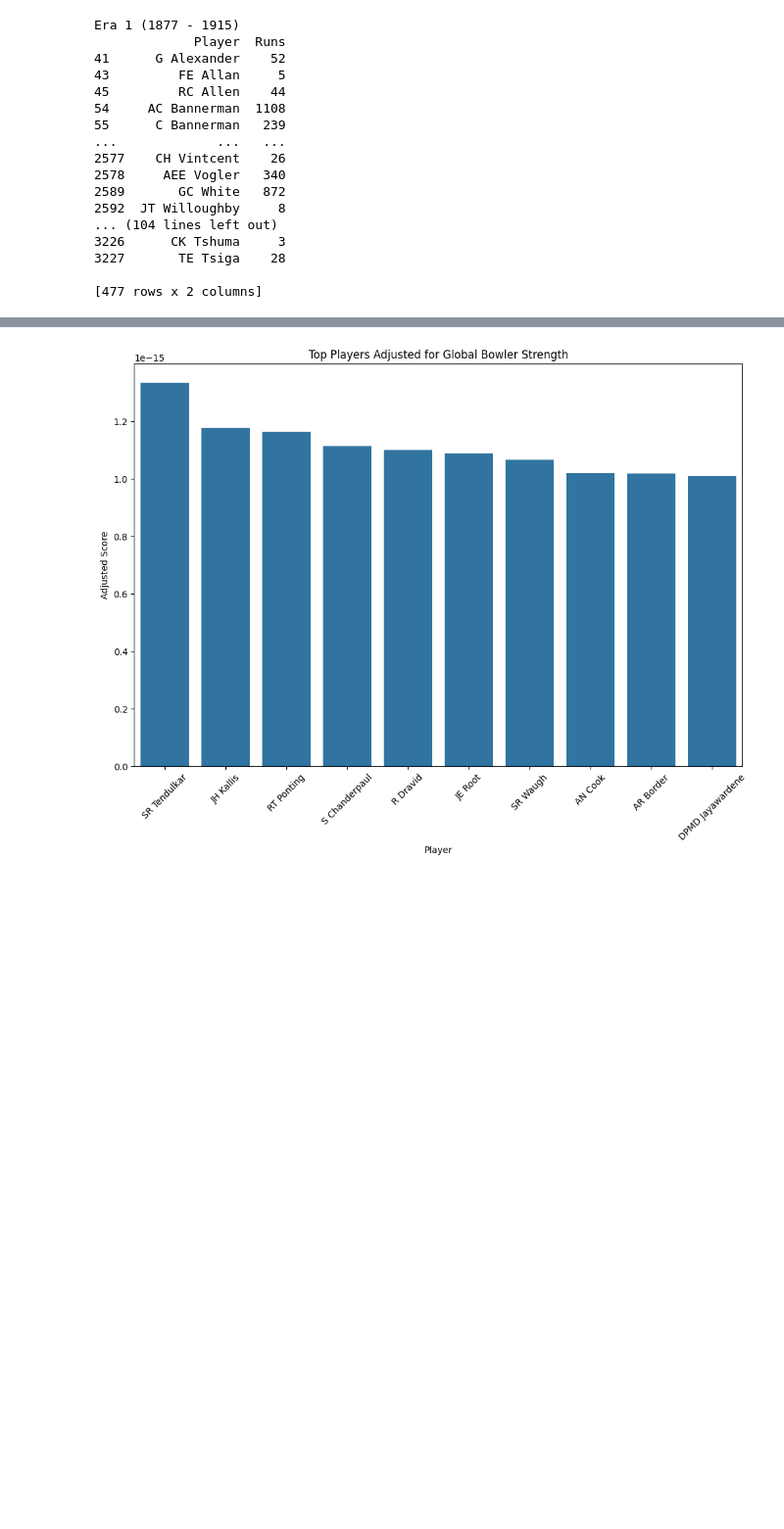
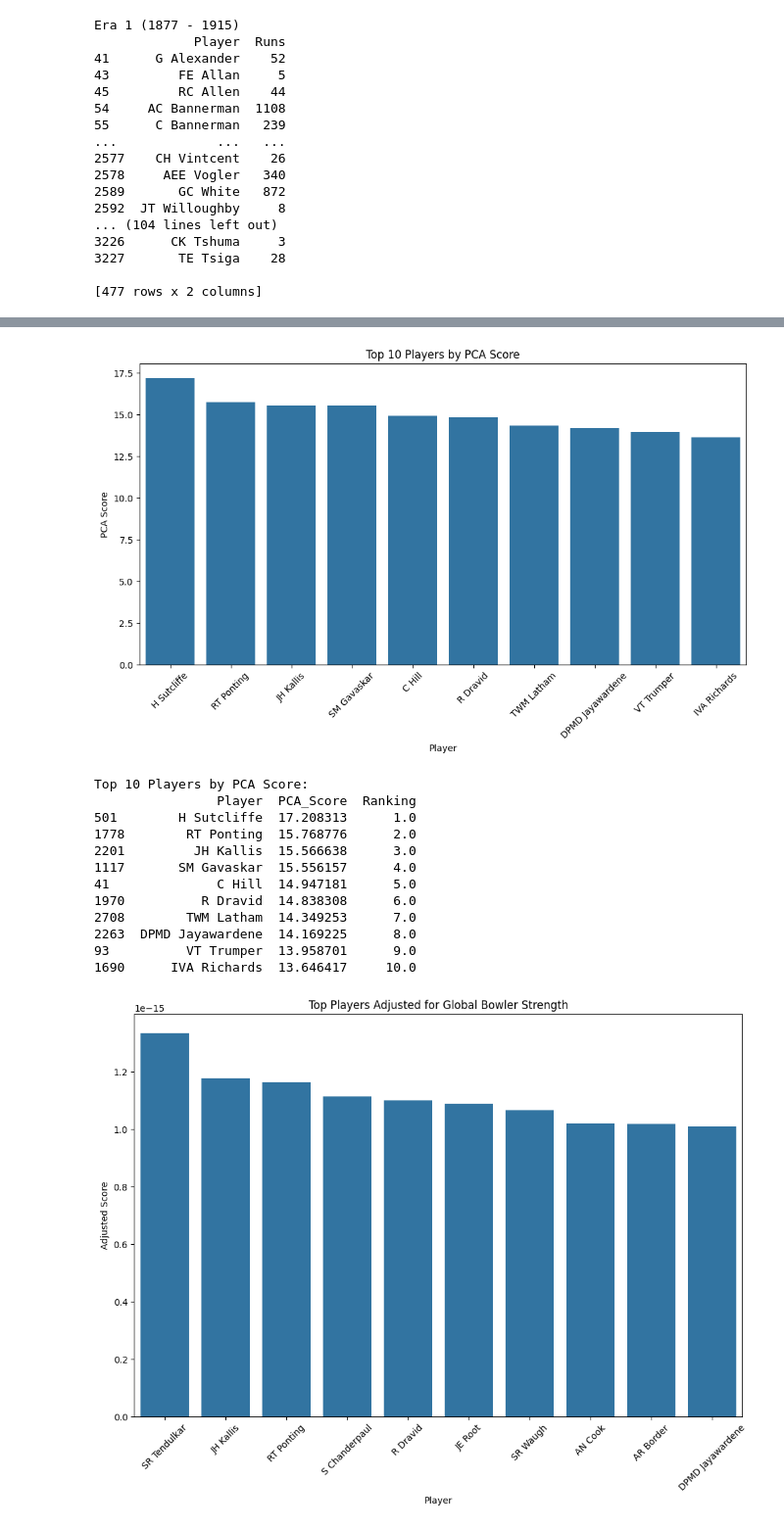
Before and after one commit to jiyanshud22/TEMP, a Jupyter notebook: scrape.ipynb, the cells around one changed output, grey strips where cells are left out. Shown: that part at 98% size. Drawn from its saved outputs; the diff is of its cells as text; code cells hidden in the pictures; blank space fills up the shorter version.

```diff
--- a/scrape.ipynb
+++ b/scrape.ipynb
@@ -285,3 +422,83 @@ for i, era in enumerate(normalized_data):
+# %%
+import pandas as pd
+import numpy as np
+from sklearn.decomposition import PCA
+import matplotlib.pyplot as plt
+import seaborn as sns
+
+# Load the provided data
+batting_data = pd.read_csv('/content/Updated_Batting.csv')
+bowling_data = pd.read_csv('/content/Updated_Bowling.csv')
+
+# Preprocess Batting Data
+batting_data['Start year'] = batting_data['Start year'].astype(int)
+batting_data['End year'] = batting_data['End year'].astype(int)
+
+# Define eras
+eras = [1877, 1915, 1921, 1940, 1946, 1992, 2014, 2050]
+
+# Segment data into eras
+era_data = []
+for i in range(len(eras) - 1):
+    era_batting = batting_data[
+        (batting_data['Start year'] >= eras[i]) & (batting_data['End year'] <= eras[i + 1])
+    ]
+    era_data.append(era_batting)
+
+# Normalize within each era
+normalized_data = []
+for era in era_data:
+    era = era.copy()
+    for col in ['Mat', 'Inns', 'Runs', 'HS', 'Ave', '100', '50', '0']:
+        era[col] = pd.to_numeric(era[col], errors='coerce')  # Ensure numeric
+        era[col] = (era[col] - era[col].mean()) / era[col].std()  # Normalize
+    normalized_data.append(era)
+
+# Combine all normalized data
+combined_data = pd.concat(normalized_data, ignore_index=True)
+
+# PCA
+numeric_columns = ['Mat', 'Inns', 'Runs', 'HS', 'Ave', '100', '50', '0']
+pca_data = combined_data[numeric_columns].fillna(0)
+pca = PCA(n_components=len(numeric_columns))
+pca.fit(pca_data)
+
+# PCA Scores and Rankings
+pca_weights = pca.components_[0]
+combined_data['PCA_Score'] = pca_data.dot(pca_weights)
+combined_data['Ranking'] = combined_data['PCA_Score'].rank(ascending=False)
+
+# Save final rankings
+combined_data[['Player', 'PCA_Score', 'Ranking']].to_csv('/content/final_rankings.csv', index=False)
+
+# Visualization
+plt.figure(figsize=(12, 6))
+sns.barplot(
+    x=combined_data.sort_values(by='Ranking').head(10)['Player'],
+    y=combined_data.sort_values(by='Ranking').head(10)['PCA_Score']
+)
+plt.xticks(rotation=45)
+plt.title('Top 10 Players by PCA Score')
+plt.ylabel('PCA Score')
+plt.show()
+
+# Print top players
+print("Top 10 Players by PCA Score:")
+print(combined_data[['Player', 'PCA_Score', 'Ranking']].sort_values(by='Ranking').head(10))
+# %% [output]
+[figure, added]
+Top 10 Players by PCA Score:
+                Player  PCA_Score  Ranking
+501        H Sutcliffe  17.208313      1.0
+1778        RT Ponting  15.768776      2.0
+2201         JH Kallis  15.566638      3.0
+1117       SM Gavaskar  15.556157      4.0
+41              C Hill  14.947181      5.0
+1970          R Dravid  14.838308      6.0
+2708        TWM Latham  14.349253      7.0
+2263  DPMD Jayawardene  14.169225      8.0
+93          VT Trumper  13.958701      9.0
+1690      IVA Richards  13.646417     10.0
 # %%
 import pandas as pd
 import numpy as np
```
Also changed, not shown: parts of 5 cells of this notebook.
